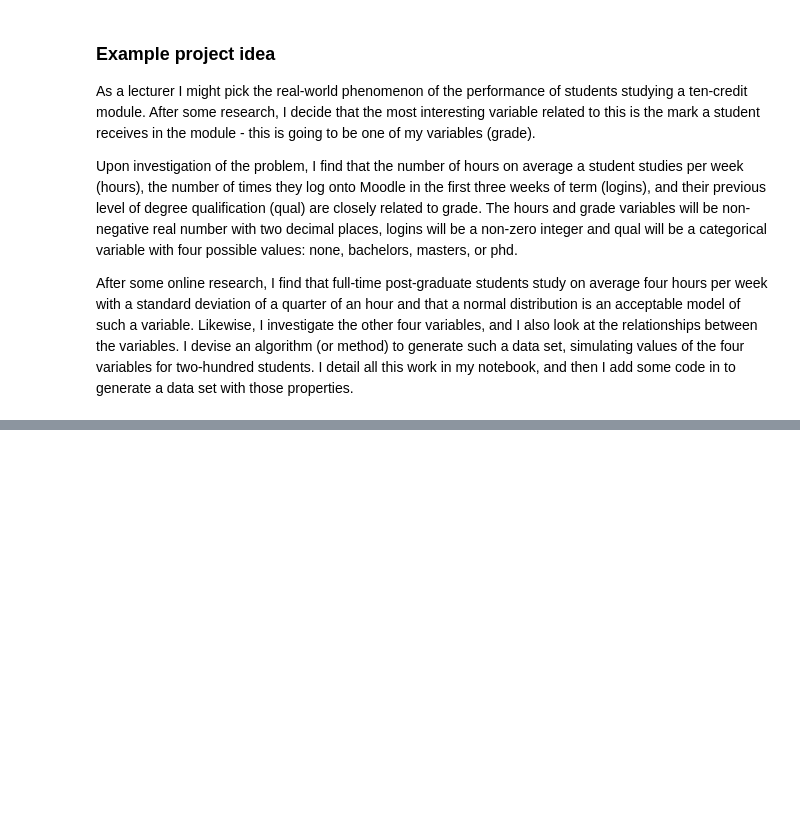
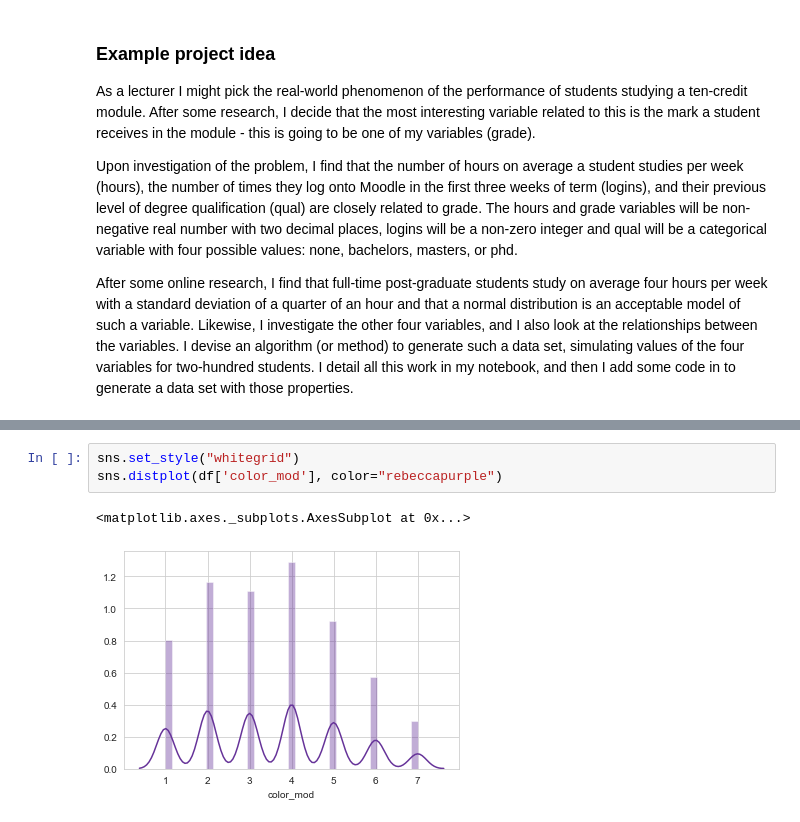
Before and after one commit to JuliaMal/ProgDA_Project2, a Jupyter notebook: Project2.ipynb, the cells around one changed output, grey strips where cells are left out. Saved outputs shown, nothing was run; the diff lists cells and outputs as text; blank space fills up the shorter version.

```diff
--- a/Project2.ipynb
+++ b/Project2.ipynb
@@ -46,0 +147,6 @@ I add some code in to generate a data set with those properties.
+# %%
+sns.set_style("whitegrid")
+sns.distplot(df['color_mod'], color="rebeccapurple")
+# %% [output]
+<matplotlib.axes._subplots.AxesSubplot at 0x...>
+[figure, added]
```
Also changed, not shown: parts of 25 cells of this notebook, 2 other files.
